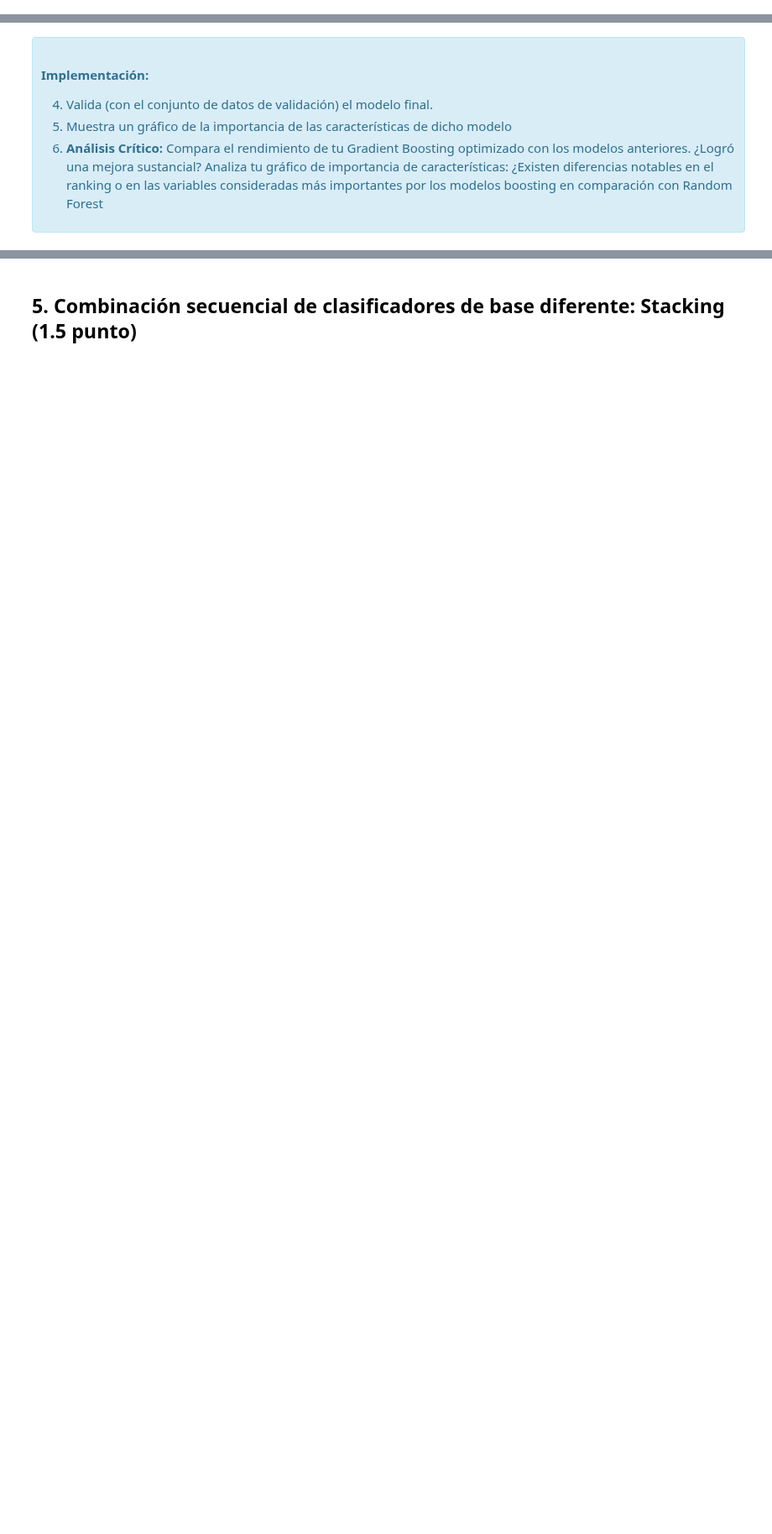
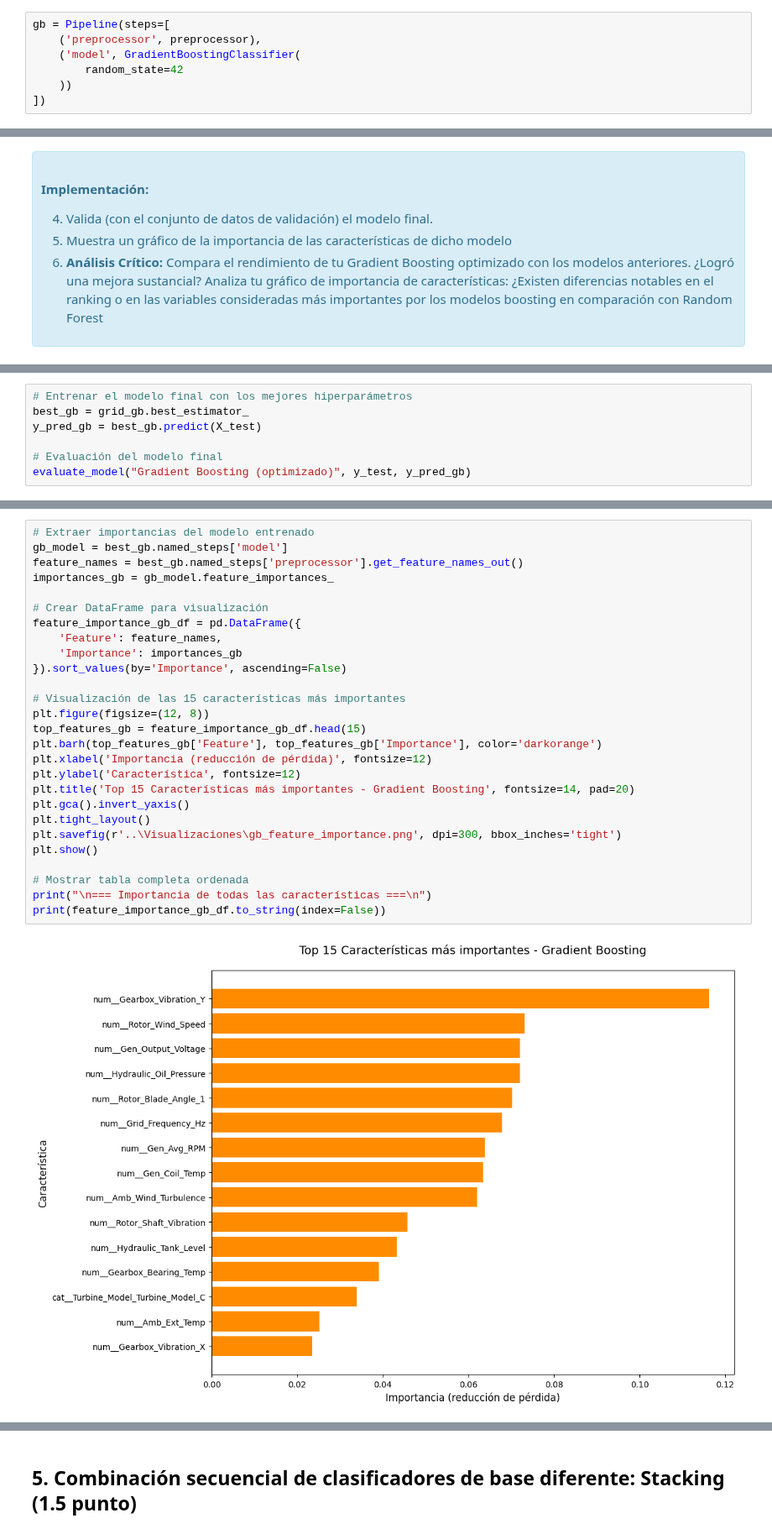
Before and after one commit to JulioUQ/Aprendizaje-automatico-con-python, a Jupyter notebook: Bloque 4 - Combinación-de-modelos/PEC/M2_891_20251_PEC4_UBEDAQUESADAJULIO.ipynb, the cells around one changed output, grey strips where cells are left out. Shown at 84% size. Drawn from its saved outputs; the diff is of its cells as text; blank space fills up the shorter version.

```diff
--- a/Bloque 4 - Combinación-de-modelos/PEC/M2_891_20251_PEC4_UBEDAQUESADAJULIO.ipynb
+++ b/Bloque 4 - Combinación-de-modelos/PEC/M2_891_20251_PEC4_UBEDAQUESADAJULIO.ipynb
@@ -971,0 +1131,7 @@ weighted avg      0.668     0.658     0.662       600
+# %%
+gb = Pipeline(steps=[
+    ('preprocessor', preprocessor),
+    ('model', GradientBoostingClassifier(
+        random_state=42
+    ))
+])
@@ -992,0 +1216,7 @@ weighted avg      0.668     0.658     0.662       600
+# %%
+# Entrenar el modelo final con los mejores hiperparámetros
+best_gb = grid_gb.best_estimator_
+y_pred_gb = best_gb.predict(X_test)
+
+# Evaluación del modelo final
+evaluate_model("Gradient Boosting (optimizado)", y_test, y_pred_gb)
@@ -992,0 +1240,29 @@ weighted avg      0.668     0.658     0.662       600
+# %%
+# Extraer importancias del modelo entrenado
+gb_model = best_gb.named_steps['model']
+feature_names = best_gb.named_steps['preprocessor'].get_feature_names_out()
+importances_gb = gb_model.feature_importances_
+
+# Crear DataFrame para visualización
+feature_importance_gb_df = pd.DataFrame({
+    'Feature': feature_names,
+    'Importance': importances_gb
+}).sort_values(by='Importance', ascending=False)
+
+# Visualización de las 15 características más importantes
+plt.figure(figsize=(12, 8))
+top_features_gb = feature_importance_gb_df.head(15)
+plt.barh(top_features_gb['Feature'], top_features_gb['Importance'], color='darkorange')
+plt.xlabel('Importancia (reducción de pérdida)', fontsize=12)
+plt.ylabel('Característica', fontsize=12)
+plt.title('Top 15 Características más importantes - Gradient Boosting', fontsize=14, pad=20)
+plt.gca().invert_yaxis()
+plt.tight_layout()
+plt.savefig(r'..\Visualizaciones\gb_feature_importance.png', dpi=300, bbox_inches='tight')
+plt.show()
+
+# Mostrar tabla completa ordenada
+print("\n=== Importancia de todas las características ===\n")
+print(feature_importance_gb_df.to_string(index=False))
+# %% [output]
+[figure, added]
```
Also changed, not shown: parts of 38 cells of this notebook, 3 other files.
